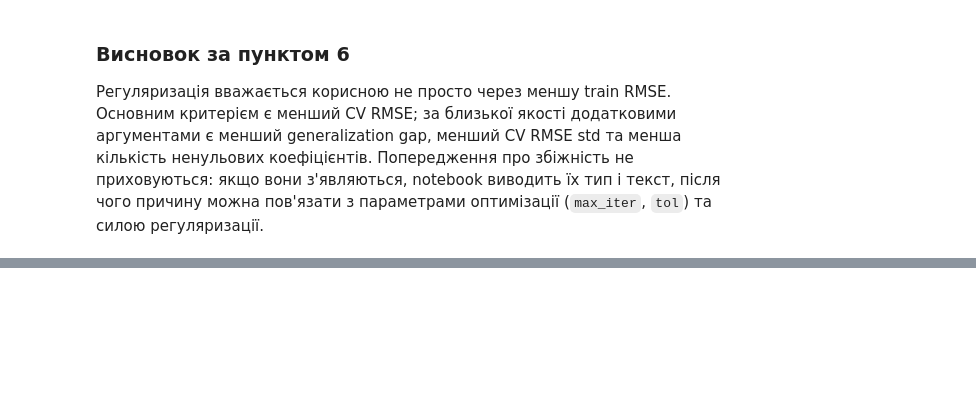
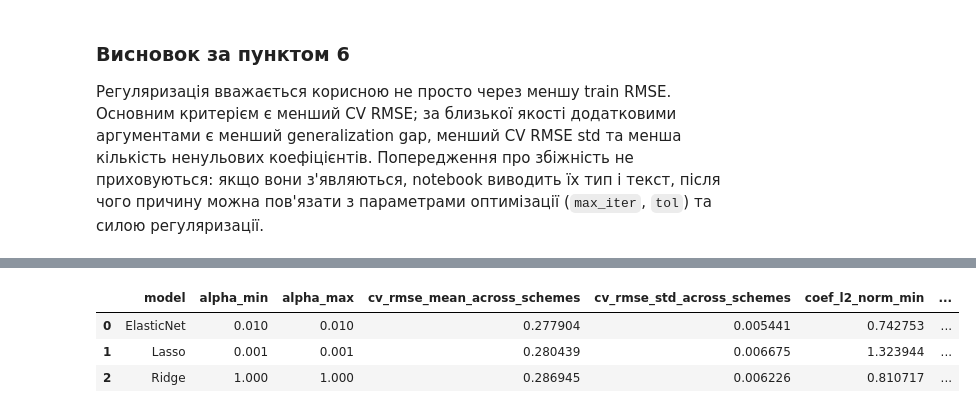
Before and after one commit to Yaroslav071315/machine-learning-course-volovnyk, a Jupyter notebook: practical03/notebook/Practical03.ipynb, the cells around one changed output, grey strips where cells are left out. Saved outputs shown, nothing was run; the diff lists cells and outputs as text; code cells hidden in the pictures; blank space fills up the shorter version.

```diff
--- a/practical03/notebook/Practical03.ipynb
+++ b/practical03/notebook/Practical03.ipynb
@@ -671,0 +684,86 @@ coef_paths.to_csv(FIG_DIR / "regularization_paths.csv", index=False)
+# %%
+from sklearn.model_selection import GridSearchCV
+
+STABILITY_SEEDS = [7, 21, 42, 77, 101]
+ALPHAS_STABILITY = np.array([1e-3, 1e-2, 1e-1, 1, 10.0])
+L1_RATIOS_STABILITY = [0.2, 0.5, 0.7, 0.8]
+
+def stability_pipeline(model):
+    return Pipeline([
+        ("poly", PolynomialFeatures(degree=COMPLEX_DEGREE, include_bias=False)),
+        ("scaler", StandardScaler()),
+        ("model", model),
+    ])
+
+stability_rows = []
+for seed in STABILITY_SEEDS:
+    split_cv = KFold(n_splits=5, shuffle=True, random_state=seed)
+
+    searches = {
+        "Ridge": GridSearchCV(
+            stability_pipeline(Ridge()),
+            {"model__alpha": ALPHAS_STABILITY},
+            cv=split_cv,
+            scoring="neg_root_mean_squared_error",
+            return_train_score=True,
+            n_jobs=-1
+        ),
+        "Lasso": GridSearchCV(
+            stability_pipeline(Lasso(max_iter=200000, tol=1e-3)),
+            {"model__alpha": ALPHAS_STABILITY},
+            cv=split_cv,
+            scoring="neg_root_mean_squared_error",
+            return_train_score=True,
+            n_jobs=-1
+        ),
+        "ElasticNet": GridSearchCV(
+            stability_pipeline(ElasticNet(max_iter=200000, tol=1e-3, random_state=42)),
+            {"model__alpha": ALPHAS_STABILITY, "model__l1_ratio": L1_RATIOS_STABILITY},
+            cv=split_cv,
+            scoring="neg_root_mean_squared_error",
+            return_train_score=True,
+            n_jobs=-1
+        )
+    }
+
+    for name, search in searches.items():
+        with warnings.catch_warnings(record=True) as caught:
+            warnings.simplefilter("always")
+            search.fit(X_train, y_train)
+        best = search.best_estimator_
+        model_step = best.named_steps["model"]
+        row = {
+            "scheme_seed": seed,
+            "model": name,
+            "alpha": search.best_params_["model__alpha"],
+            "l1_ratio": search.best_params_.get("model__l1_ratio", np.nan),
+            "cv_rmse_mean": -search.best_score_,
+            "cv_rmse_std": search.cv_results_["std_test_score"][search.best_index_],
+            "cv_rmse_se": search.cv_results_["std_test_score"][search.best_index_] / np.sqrt(5),
+            "coef_l2_norm": float(np.linalg.norm(model_step.coef_)),
+            "nonzero_coefficients": int(np.count_nonzero(np.abs(model_step.coef_) > 1e-6)),
+            "warnings": "; ".join(sorted(set(type(w.message).__name__ for w in caught))) or "None",
+        }
+        stability_rows.append(row)
+
+stability_results = pd.DataFrame(stability_rows)
+display(stability_results.round(6))
+stability_results.to_csv(FIG_DIR / "stability_by_scheme.csv", index=False)
+
+stability_summary = (
+    stability_results.groupby("model")
+    .agg(
+        alpha_min=("alpha", "min"),
+        alpha_max=("alpha", "max"),
+        cv_rmse_mean_across_schemes=("cv_rmse_mean", "mean"),
+        cv_rmse_std_across_schemes=("cv_rmse_mean", "std"),
+        coef_l2_norm_min=("coef_l2_norm", "min"),
+        coef_l2_norm_max=("coef_l2_norm", "max"),
+        nonzero_min=("nonzero_coefficients", "min"),
+        nonzero_max=("nonzero_coefficients", "max"),
+    ).reset_index()
+)
+
+display(stability_summary.round(6))
+stability_summary.to_csv(FIG_DIR / "stability_summary.csv", index=False)
+# %% [output]
@@ -671,0 +786,4 @@ coef_paths.to_csv(FIG_DIR / "regularization_paths.csv", index=False)
+|  | model | alpha_min | alpha_max | cv_rmse_mean_across_schemes | cv_rmse_std_across_schemes | coef_l2_norm_min | ... |
+| 0 | ElasticNet | 0.010 | 0.010 | 0.277904 | 0.005441 | 0.742753 | ... |
+| 1 | Lasso | 0.001 | 0.001 | 0.280439 | 0.006675 | 1.323944 | ... |
+| 2 | Ridge | 1.000 | 1.000 | 0.286945 | 0.006226 | 0.810717 | ... |
```
Also changed, not shown: parts of 25 cells of this notebook.
